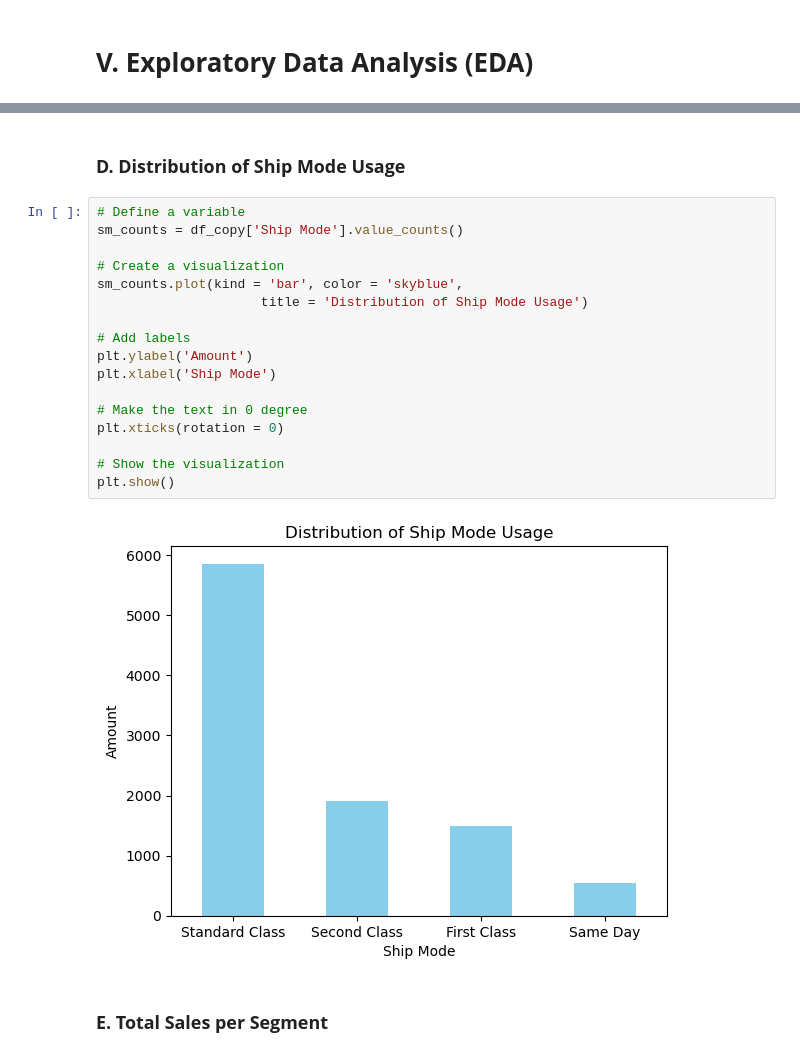
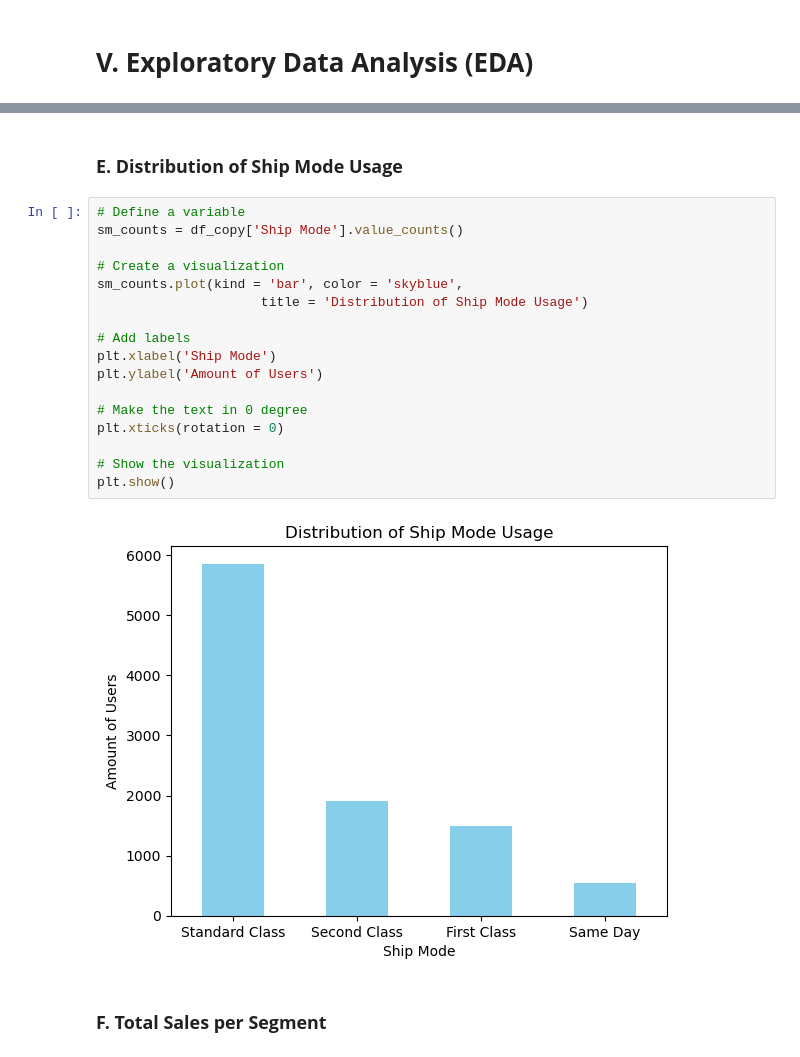
Before and after one commit to Maulana-Yusuf-T/Sales-Forecasting, a Jupyter notebook: Sales_Forecasting.ipynb, the cells around one changed output, grey strips where cells are left out. Cells and saved outputs as stored; diff of their text form.

```diff
--- a/Sales_Forecasting.ipynb
+++ b/Sales_Forecasting.ipynb
@@ -394,26 +409,26 @@ plt.show()
 # %% [markdown]
-### **D. Distribution of Ship Mode Usage**
+### **E. Distribution of Ship Mode Usage**
 # %%
 # Define a variable
 sm_counts = df_copy['Ship Mode'].value_counts()
 
 # Create a visualization
 sm_counts.plot(kind = 'bar', color = 'skyblue',
                      title = 'Distribution of Ship Mode Usage')
 
 # Add labels
-plt.ylabel('Amount')
 plt.xlabel('Ship Mode')
+plt.ylabel('Amount of Users')
 
 # Make the text in 0 degree
 plt.xticks(rotation = 0)
 
 # Show the visualization
 plt.show()
 # %% [output]
-[figure, old version]
+[figure, new version]
 # %% [markdown]
-### **E. Total Sales per Segment**
+### **F. Total Sales per Segment**
 # %%
 # Define a variable for Segment
 segment_sales = df_copy.groupby('Segment')['Sales'].sum().reset_index().sort_values(by = 'Sales', ascending = False)
```
Also changed, not shown: parts of 12 cells of this notebook.
